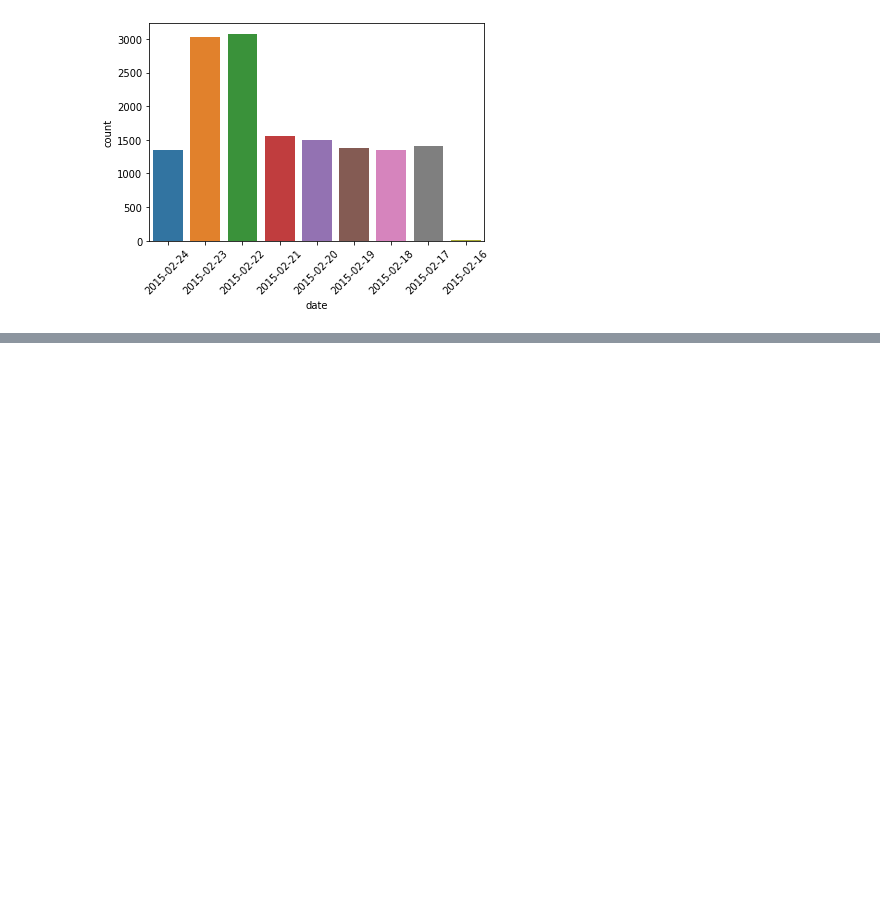
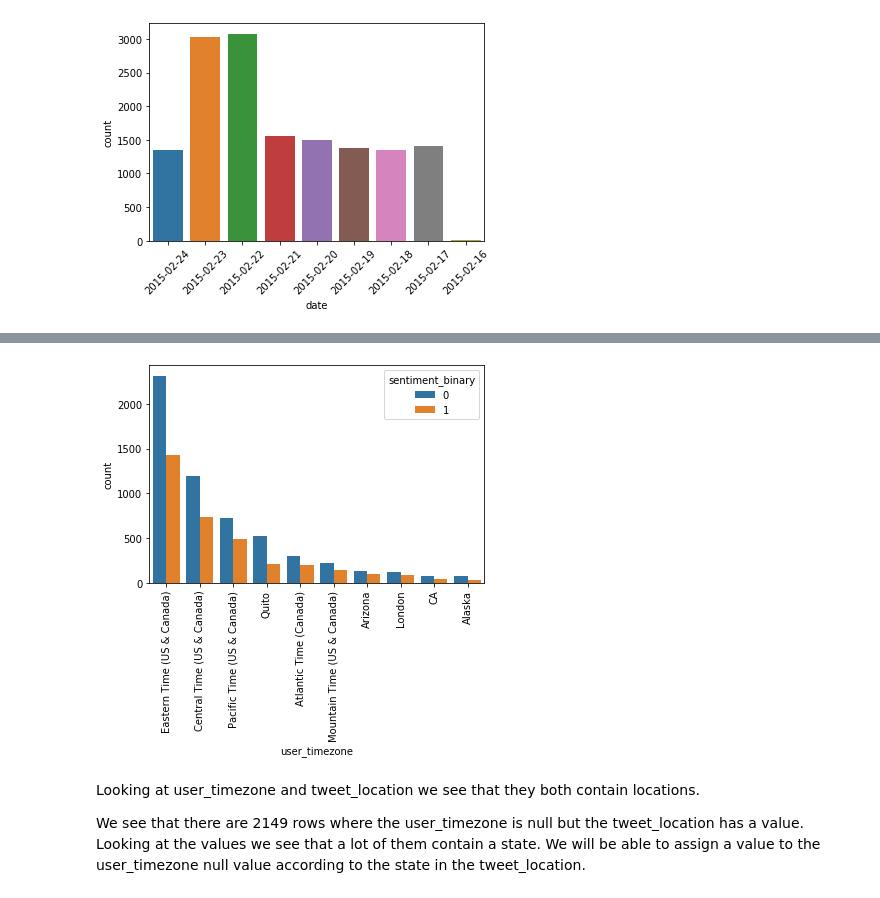
Before and after one commit to willjdew/Airline-Twitter-Sentiment, a Jupyter notebook: notebooks/Twitter_US_Airline_ Sentiment.ipynb, the cells around one changed output, grey strips where cells are left out. Cells and saved outputs as stored; diff of their text form; code cells hidden in the pictures; blank space fills up the shorter version.

```diff
--- a/notebooks/Twitter_US_Airline_ Sentiment.ipynb
+++ b/notebooks/Twitter_US_Airline_ Sentiment.ipynb
@@ -177,6 +197,7 @@ for k in us_time.keys():
     l = us_time[k]
 
     p = re.compile(rf"({'|'.join(l)})")
-    df_temp['test_1'] = [try_extract(s, p) for s in df['tweet_location']]
+    df_1['test_1'] = [try_extract(s, p) for s in df_1['tweet_location']]
 
-df_temp['test'] = df['user_timezone'].fillna(df_temp['test_1'])
+df_1['user_timezone'] = df_1['user_timezone'].fillna(df_1['test_1'])
+df_1 = df_1.drop(['test_1'], axis=1);
@@ -209,0 +218,10 @@ Name: day, dtype: int64
+# %%
+chart = sns.countplot(x ='user_timezone', hue='sentiment_binary',
+              data=df_1, order=df_1['user_timezone'].value_counts().iloc[:10].index)
+chart.set_xticklabels(chart.get_xticklabels(), rotation=90);
+# %% [output]
+[figure, added]
+# %% [markdown]
+Looking at user_timezone and tweet_location we see that they both contain locations.
+
+We see that there are 2149 rows where the user_timezone is null but the tweet_location has a value.  Looking at the values we see that a lot of them contain a state.  We will be able to assign a value to the user_timezone null value according to the state in the tweet_location.
```
Also changed, not shown: parts of 19 cells of this notebook.
